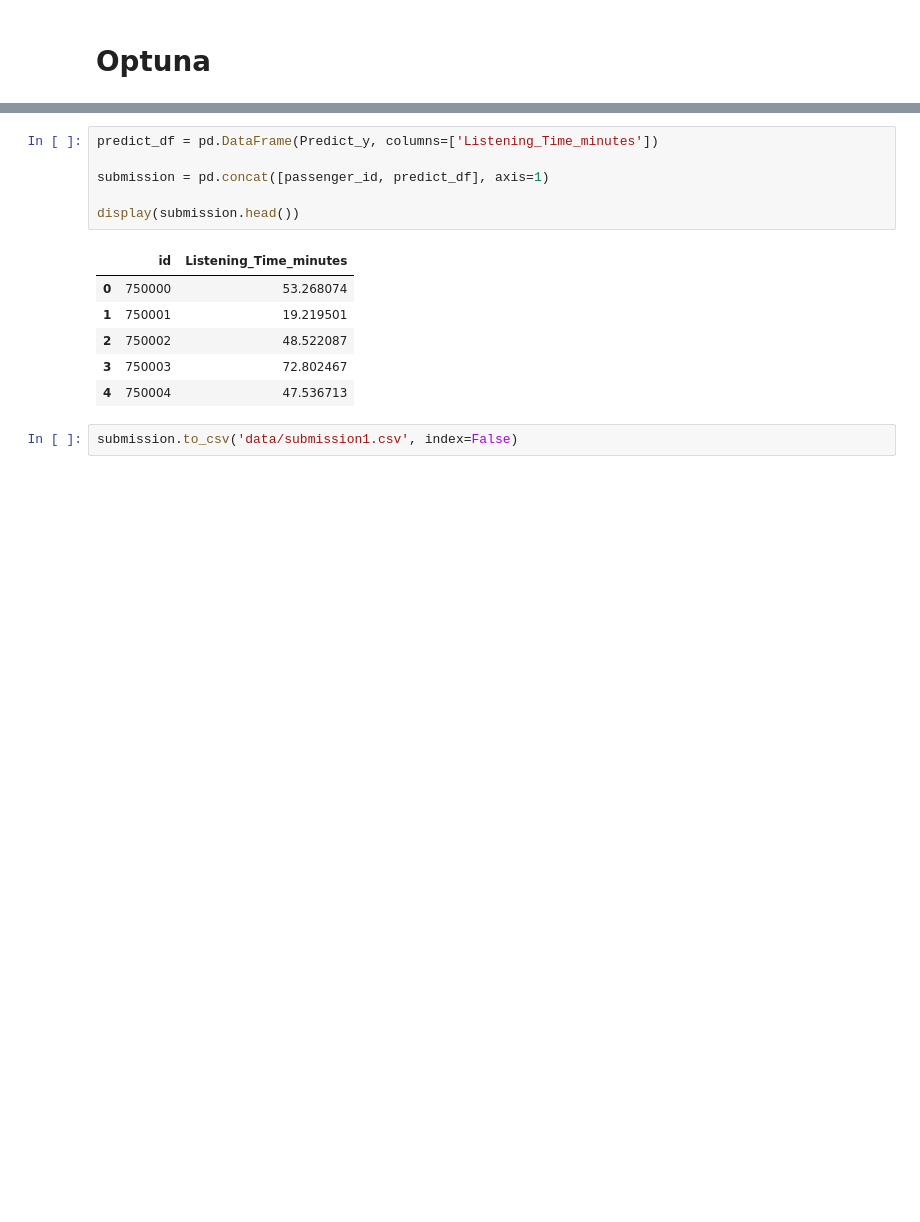
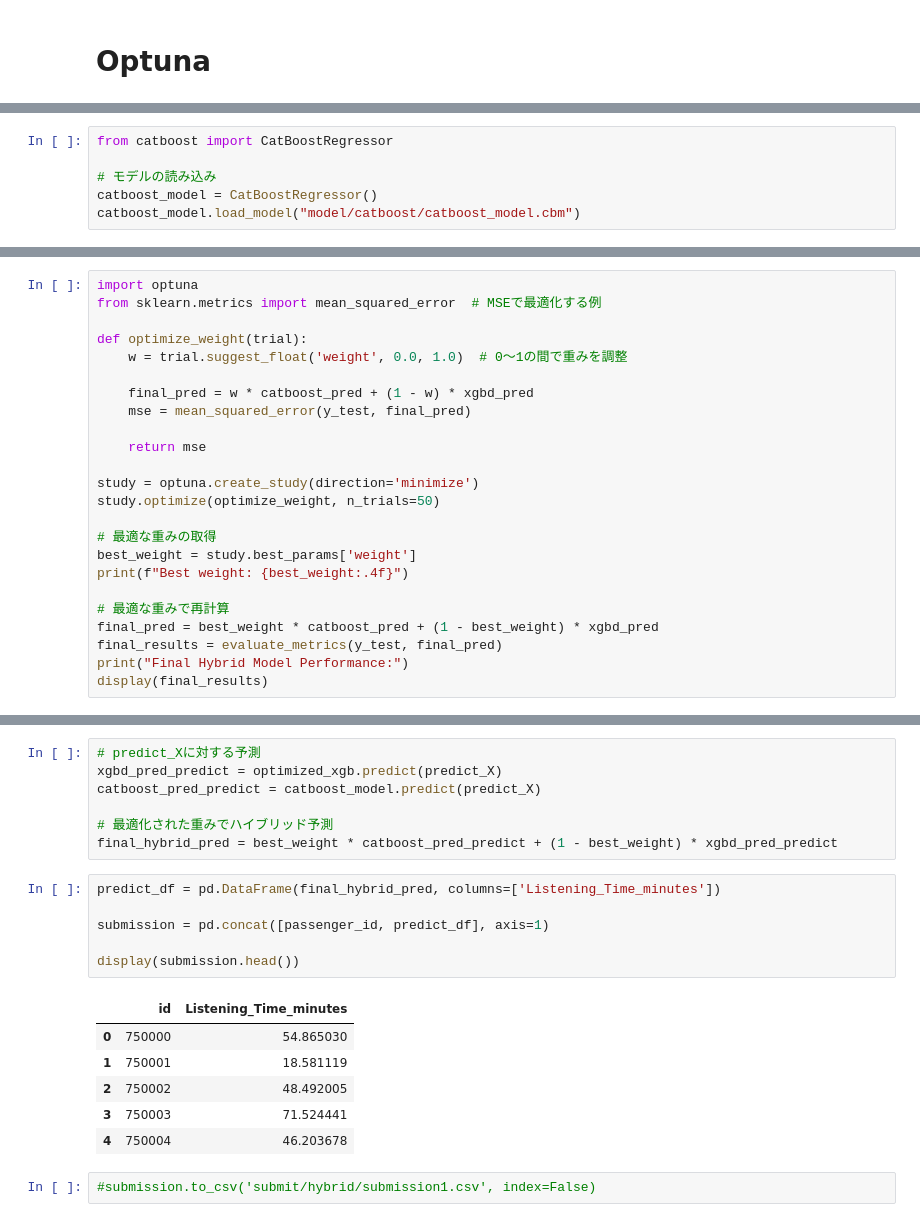
Before and after one commit to yasuo-kouki/playground, a Jupyter notebook: xgb_project.ipynb, the cells around one changed output, grey strips where cells are left out. Cells and saved outputs as stored; diff of their text form; blank space fills up the shorter version.

```diff
--- a/xgb_project.ipynb
+++ b/xgb_project.ipynb
@@ -378,0 +390,6 @@ Predict_y = optimized_xgb.predict(predict_X)
+# %%
+from catboost import CatBoostRegressor
+
+# モデルの読み込み
+catboost_model = CatBoostRegressor()
+catboost_model.load_model("model/catboost/catboost_model.cbm")
@@ -378,0 +416,24 @@ Predict_y = optimized_xgb.predict(predict_X)
+# %%
+import optuna
+from sklearn.metrics import mean_squared_error  # MSEで最適化する例
+
+def optimize_weight(trial):
+    w = trial.suggest_float('weight', 0.0, 1.0)  # 0〜1の間で重みを調整
+
+    final_pred = w * catboost_pred + (1 - w) * xgbd_pred
+    mse = mean_squared_error(y_test, final_pred)
+
+    return mse
+
+study = optuna.create_study(direction='minimize')
+study.optimize(optimize_weight, n_trials=50)
+
+# 最適な重みの取得
+best_weight = study.best_params['weight']
+print(f"Best weight: {best_weight:.4f}")
+
+# 最適な重みで再計算
+final_pred = best_weight * catboost_pred + (1 - best_weight) * xgbd_pred
+final_results = evaluate_metrics(y_test, final_pred)
+print("Final Hybrid Model Performance:")
+display(final_results)
@@ -379,15 +462,22 @@ Predict_y = optimized_xgb.predict(predict_X)
+# %%
+# predict_Xに対する予測
+xgbd_pred_predict = optimized_xgb.predict(predict_X)
+catboost_pred_predict = catboost_model.predict(predict_X)
+
+# 最適化された重みでハイブリッド予測
+final_hybrid_pred = best_weight * catboost_pred_predict + (1 - best_weight) * xgbd_pred_predict
 # %%
-predict_df = pd.DataFrame(Predict_y, columns=['Listening_Time_minutes'])
+predict_df = pd.DataFrame(final_hybrid_pred, columns=['Listening_Time_minutes'])
 
 submission = pd.concat([passenger_id, predict_df], axis=1)
 
 display(submission.head())
 # %% [output]
 |  | id | Listening_Time_minutes |
-| 0 | 750000 | 53.268074 |
-| 1 | 750001 | 19.219501 |
-| 2 | 750002 | 48.522087 |
-| 3 | 750003 | 72.802467 |
-| 4 | 750004 | 47.536713 |
+| 0 | 750000 | 54.865030 |
+| 1 | 750001 | 18.581119 |
+| 2 | 750002 | 48.492005 |
+| 3 | 750003 | 71.524441 |
+| 4 | 750004 | 46.203678 |
 # %%
-submission.to_csv('data/submission1.csv', index=False)
+#submission.to_csv('submit/hybrid/submission1.csv', index=False)
```
Also changed, not shown: parts of 8 cells of this notebook, 8 other files.
